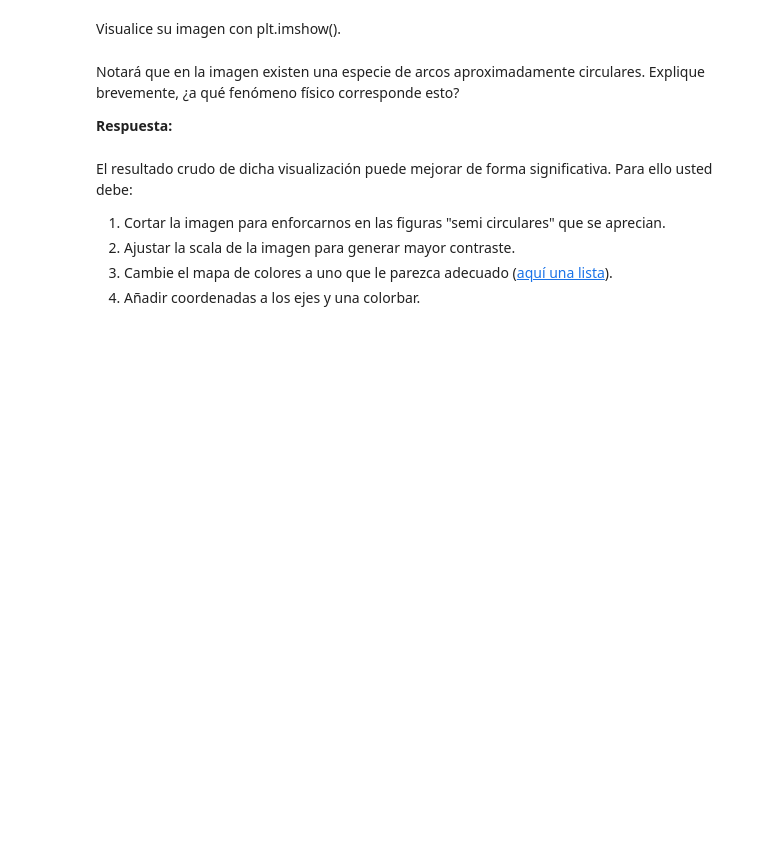
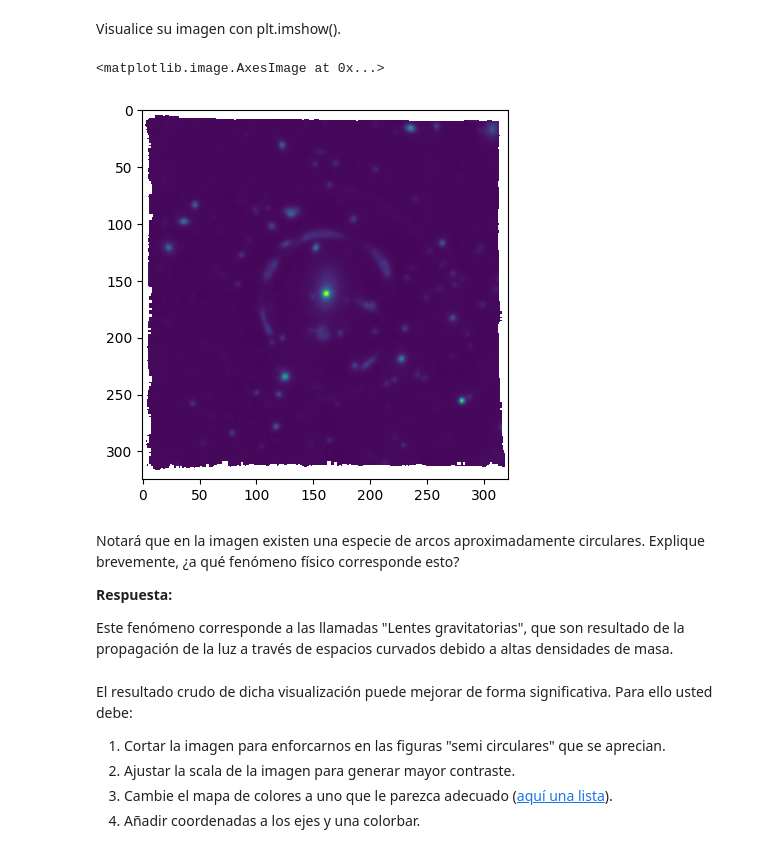
Before and after one commit to bsttiv/Tarea-4, a Jupyter notebook: Tarea4_Desarrollo.ipynb, the cells around one changed output. Cells and saved outputs as stored; diff of their text form; code cells hidden in the pictures; blank space fills up the shorter version.

Commit message:
Avance white light image

```diff
--- a/Tarea4_Desarrollo.ipynb
+++ b/Tarea4_Desarrollo.ipynb
@@ -137,15 +137,21 @@ Cree un código capaz de calcular una white-light image (una línea con numpy),
 # %%
 # Aquí el código.
 import numpy as np
-white_light_image =
+white_light_image = datos.sum(axis=0)
 # %% [markdown]
 Visualice su imagen con plt.imshow().
 # %%
 import matplotlib.pyplot as plt
+plt.imshow(white_light_image)
+# %% [output]
+<matplotlib.image.AxesImage at 0x...>
+[figure, added]
 # %% [markdown]
 Notará que en la imagen existen una especie de arcos aproximadamente circulares. Explique brevemente, ¿a qué fenómeno físico corresponde esto?
 
 **Respuesta:**
+
+Este fenómeno corresponde a las llamadas "Lentes gravitatorias", que son resultado de la propagación de la luz a través de espacios curvados debido a altas densidades de masa.
 # %% [markdown]
 El resultado crudo de dicha visualización puede mejorar de forma significativa.
 Para ello usted debe:
```
